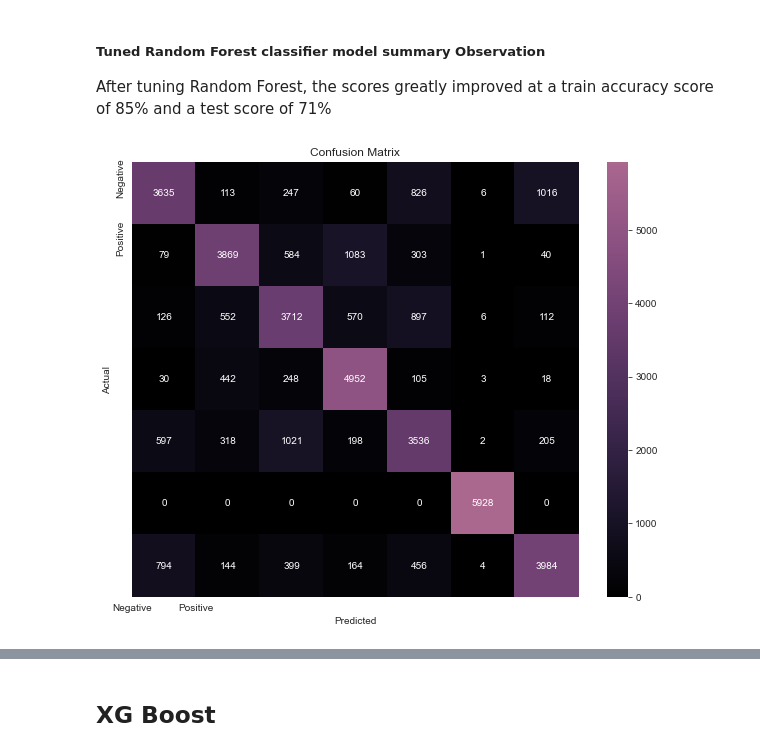
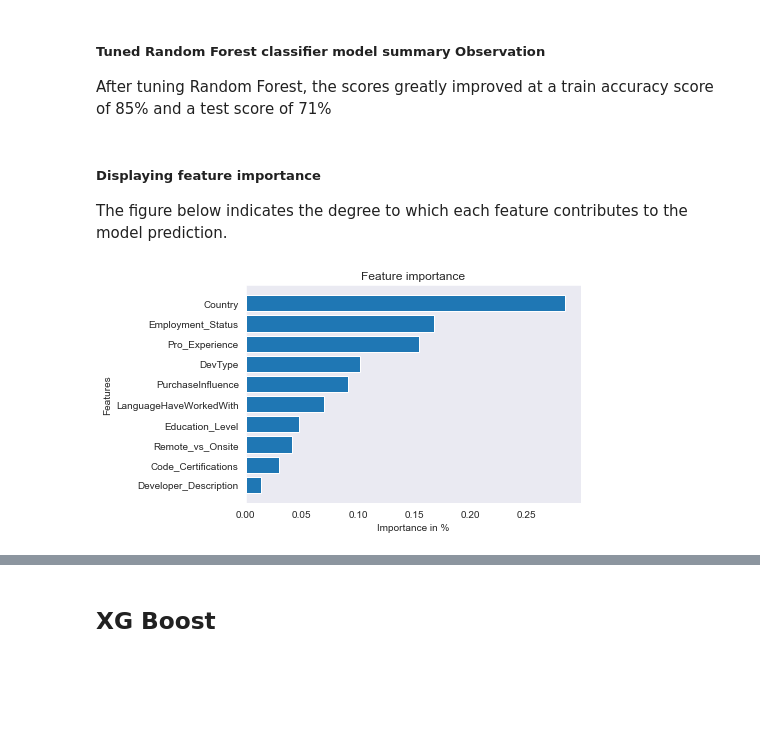
Before and after one commit to paddyokore/developer-salary-prediction, a Jupyter notebook: predicting_developer_salaries.ipynb, the cells around one changed output, grey strips where cells are left out. Drawn from its saved outputs; the diff is of its cells as text; code cells hidden in the pictures; blank space fills up the shorter version.

```diff
--- a/predicting_developer_salaries.ipynb
+++ b/predicting_developer_salaries.ipynb
@@ -2686,23 +2628,24 @@ F1 Score: 0.7145731820852477
 ##### Tuned Random Forest classifier model summary Observation
 
 After tuning Random Forest, the scores greatly improved at a train accuracy score of 85% and a test score of 71%
-# %%
-# Get the confusion matrix
-cf_matrix = confusion_matrix(y1res_test, y_pred_7t)
-
-# Set the figure size
-plt.figure(figsize=(10, 8))
-cmap = sns.cubehelix_palette(50, hue=0.8, rot=0.4, light=0, dark=0.5, as_cmap=True)
-
-# Plot the confusion matrix using seaborn heatmap
-sns.heatmap(cf_matrix, annot=True, cmap=cmap, fmt='g')
-
-# Add labels, title, and axis ticks
-plt.xlabel('Predicted')
-plt.ylabel('Actual')
-plt.title('Confusion Matrix')
-plt.xticks([0, 1], ['Negative', 'Positive'])
-plt.yticks([0, 1], ['Negative', 'Positive'])
-plt.show()
-# %% [output]
-[figure, removed]
+# %% [markdown]
+##### Displaying feature importance
+
+The figure below indicates the degree to which each feature contributes to the model prediction.
+# %%
+# function for feature importance
+def feature_importance(pipe, X1res_train):
+  name = X1res_train.columns
+  importance = pipe[1].feature_importances_
+  feat_imp = pd.Series(importance, index=name).sort_values(ascending=True)
+  x = feat_imp.index
+  y = feat_imp.values
+  plt.barh(x, y)
+  plt.ylabel('Features')
+  plt.xlabel('Importance in %')
+  plt.title('Feature importance');
+  return None
+# random forest feature importance
+feature_importance(pipe_7t, X1res_train)
+# %% [output]
+[figure, added]
```
Also changed, not shown: parts of 24 cells of this notebook.
